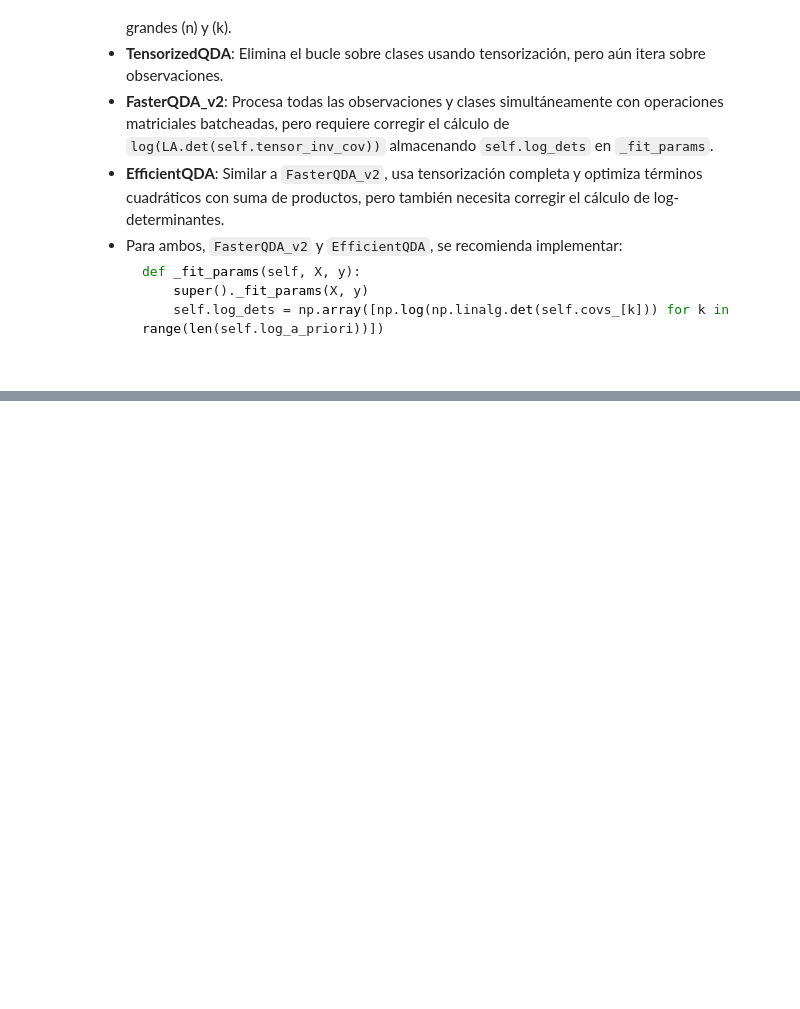
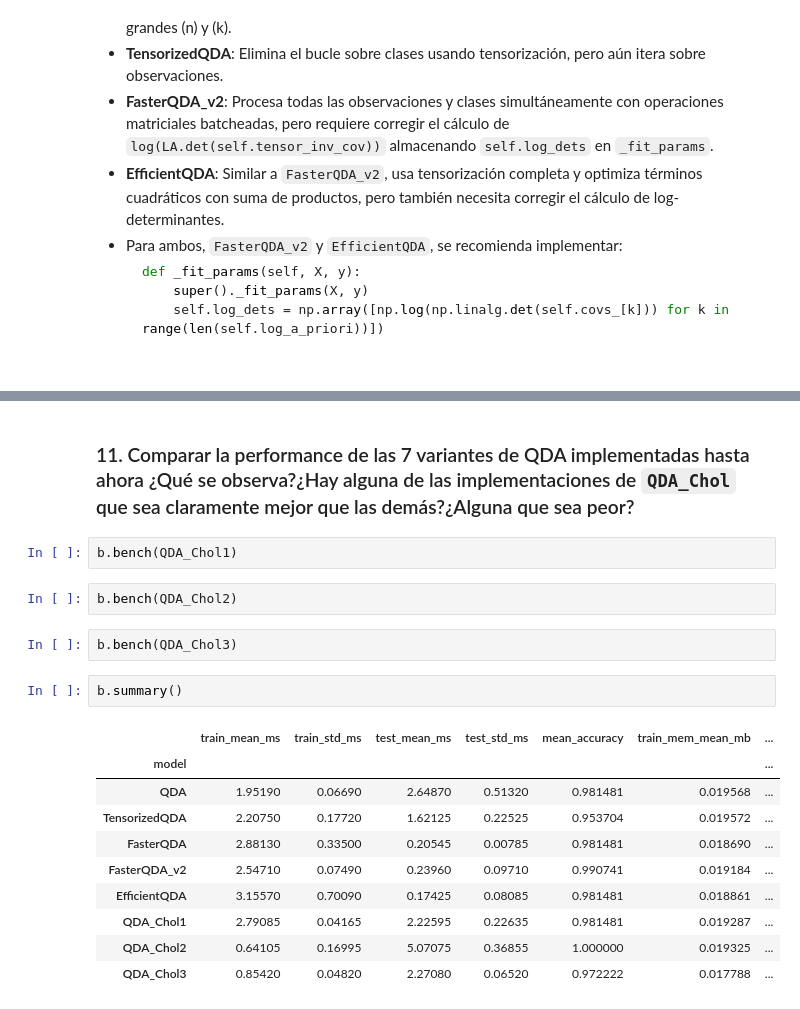
Before and after one commit to martinbrocca/CEIA-AMIA-TP1, a Jupyter notebook: AMIA_2025_TP1.ipynb, the cells around one changed output, grey strips where cells are left out. Saved outputs shown, nothing was run; the diff lists cells and outputs as text; blank space fills up the shorter version.

```diff
--- a/AMIA_2025_TP1.ipynb
+++ b/AMIA_2025_TP1.ipynb
@@ -930,0 +952,21 @@ Esto significa que puedo obtener el ambos términos de $\log{f_j(x)}$ calculando
+# %% [markdown]
+### 11. Comparar la performance de las 7 variantes de QDA implementadas hasta ahora ¿Qué se observa?¿Hay alguna de las implementaciones de `QDA_Chol` que sea claramente mejor que las demás?¿Alguna que sea peor?
+# %%
+b.bench(QDA_Chol1)
+# %%
+b.bench(QDA_Chol2)
+# %%
+b.bench(QDA_Chol3)
+# %%
+b.summary()
+# %% [output]
+|  | train_mean_ms | train_std_ms | test_mean_ms | test_std_ms | mean_accuracy | train_mem_mean_mb | ... |
+| model |  |  |  |  |  |  | ... |
+| QDA | 1.95190 | 0.06690 | 2.64870 | 0.51320 | 0.981481 | 0.019568 | ... |
+| TensorizedQDA | 2.20750 | 0.17720 | 1.62125 | 0.22525 | 0.953704 | 0.019572 | ... |
+| FasterQDA | 2.88130 | 0.33500 | 0.20545 | 0.00785 | 0.981481 | 0.018690 | ... |
+| FasterQDA_v2 | 2.54710 | 0.07490 | 0.23960 | 0.09710 | 0.990741 | 0.019184 | ... |
+| EfficientQDA | 3.15570 | 0.70090 | 0.17425 | 0.08085 | 0.981481 | 0.018861 | ... |
+| QDA_Chol1 | 2.79085 | 0.04165 | 2.22595 | 0.22635 | 0.981481 | 0.019287 | ... |
+| QDA_Chol2 | 0.64105 | 0.16995 | 5.07075 | 0.36855 | 1.000000 | 0.019325 | ... |
+| QDA_Chol3 | 0.85420 | 0.04820 | 2.27080 | 0.06520 | 0.972222 | 0.017788 | ... |
```
Also changed, not shown: parts of 13 cells of this notebook.
